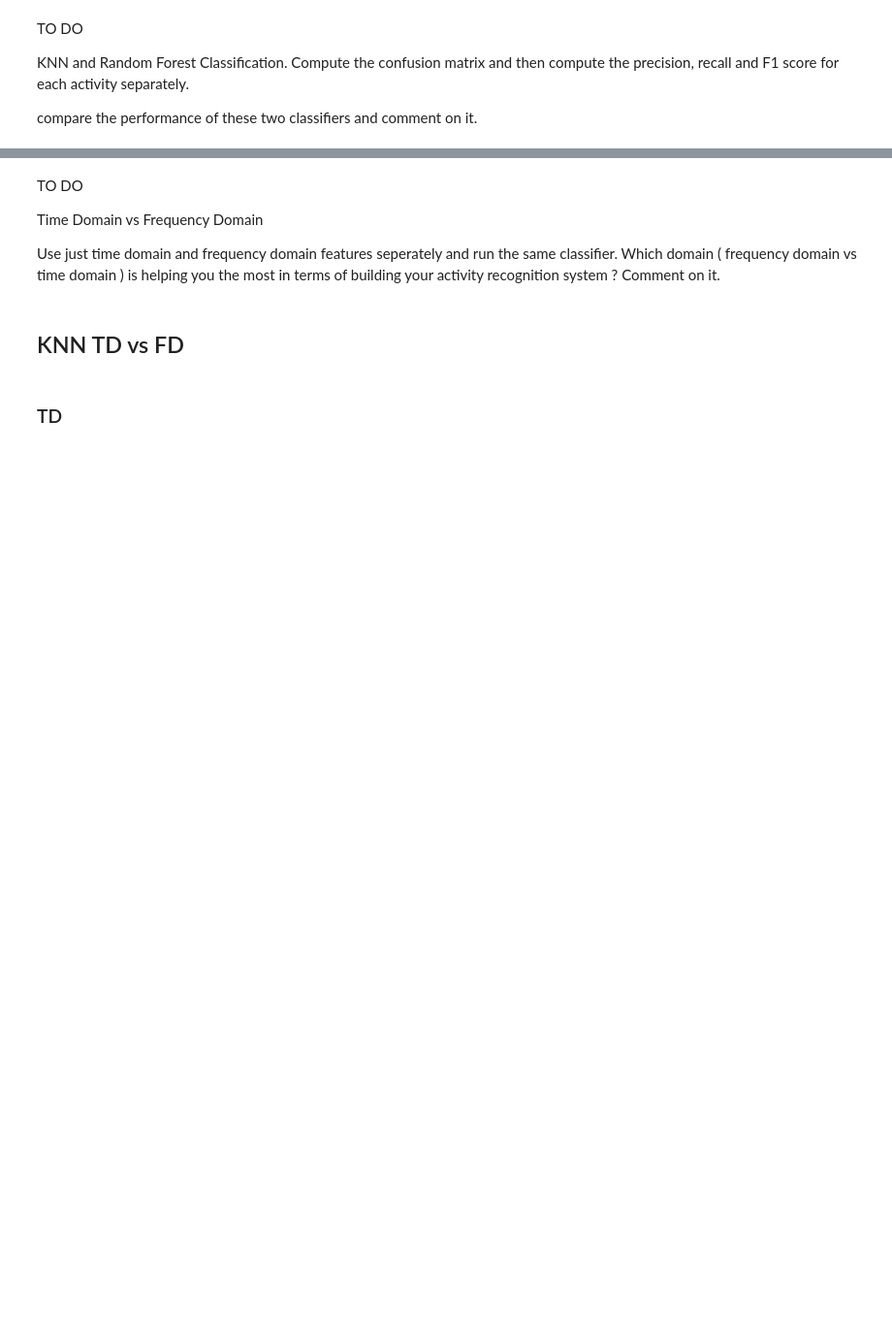
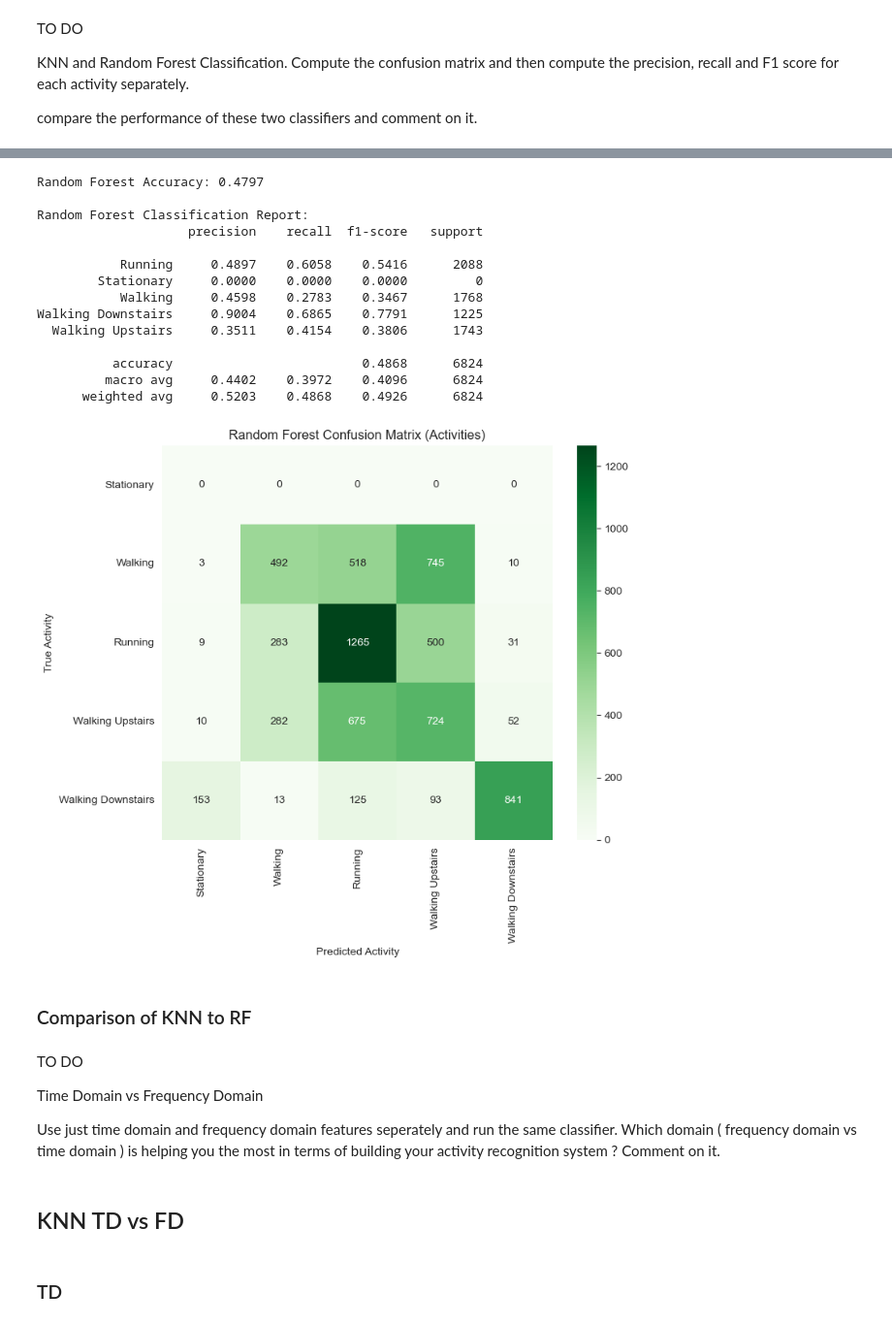
Before and after one commit to ConanMinihan/HumanActivityRecognition, a Jupyter notebook: A2_python.ipynb, the cells around one changed output, grey strips where cells are left out. Shown at 97% size. Drawn from its saved outputs; the diff is of its cells as text; code cells hidden in the pictures; blank space fills up the shorter version.

```diff
--- a/A2_python.ipynb
+++ b/A2_python.ipynb
@@ -272,6 +274,7 @@ y_list_train = []
 z_list_train = []
 b_list_train = []
 train_labels = []
+train_participants = []
 
 # TO DO
 # Similarly create test list
@@ -280,6 +283,7 @@ y_list_test = []
 z_list_test = []
 b_list_test = []
 test_labels = []
+test_participants = []
 
 
 # Setting window size of 100 datapoints with an overlap of 50%
@@ -830,7 +721,13 @@ plt.show()
 # %%
+X_train_rf = X_train.drop(columns=["participant"], errors="ignore")
+X_test_rf = X_test.drop(columns=["participant"], errors="ignore")
+
 # Clean and prepare data for Random Forest
-X_train_rf = X_train.replace([np.inf, -np.inf], np.nan).fillna(X_train.mean())
-X_test_rf  = X_test.replace([np.inf, -np.inf], np.nan).fillna(X_test.mean())
+X_train_rf = X_train_rf.replace([np.inf, -np.inf], np.nan).fillna(X_train_rf.mean())
+X_test_rf  = X_test_rf.replace([np.inf, -np.inf], np.nan).fillna(X_test_rf.mean())
+
+#Drop participant column for Random Forest
+
 
 # Align y to X (ensures same indices and lengths)
 y_train_rf = y_train.loc[X_train_rf.index]
@@ -851,33 +748,51 @@ print(f"\nRandom Forest Accuracy: {acc_rf:.4f}\n")
 y_test_named = y_test_rf.map(activity_map)
 y_pred_named = pd.Series(y_pred_rf).map(activity_map)
 
 # Ensure consistent types (remove NaNs and cast to string)
 mask = y_test_named.notna() & y_pred_named.notna()
 y_test_named = y_test_named[mask].astype(str)
 y_pred_named = y_pred_named[mask].astype(str)
 
 print("Random Forest Classification Report:")
 print(classification_report(y_test_named, y_pred_named, digits=4))
 
 # Confusion Matrix
 labels_ordered = list(activity_map.values())
 conf_mat_rf = confusion_matrix(y_test_named, y_pred_named, labels=labels_ordered)
 
 # Visualize Confusion Matrix
 plt.figure(figsize=(8, 7))
 sns.heatmap(
     conf_mat_rf,
     annot=True,
     fmt='d',
     cmap="Greens",
     xticklabels=labels_ordered,
     yticklabels=labels_ordered
 )
 plt.title("Random Forest Confusion Matrix (Activities)")
 plt.xlabel("Predicted Activity")
 plt.ylabel("True Activity")
 plt.tight_layout()
 plt.show()
+# %% [output]
+Random Forest Accuracy: 0.4797
+
+Random Forest Classification Report:
+                    precision    recall  f1-score   support
+
+           Running     0.4897    0.6058    0.5416      2088
+        Stationary     0.0000    0.0000    0.0000         0
+           Walking     0.4598    0.2783    0.3467      1768
+Walking Downstairs     0.9004    0.6865    0.7791      1225
+  Walking Upstairs     0.3511    0.4154    0.3806      1743
+
+          accuracy                         0.4868      6824
+         macro avg     0.4402    0.3972    0.4096      6824
+      weighted avg     0.5203    0.4868    0.4926      6824
+[figure, added]
+# %% [markdown]
+### Comparison of KNN to RF
 # %% [markdown]
 TO DO
 
```
Also changed, not shown: parts of 24 cells of this notebook.
